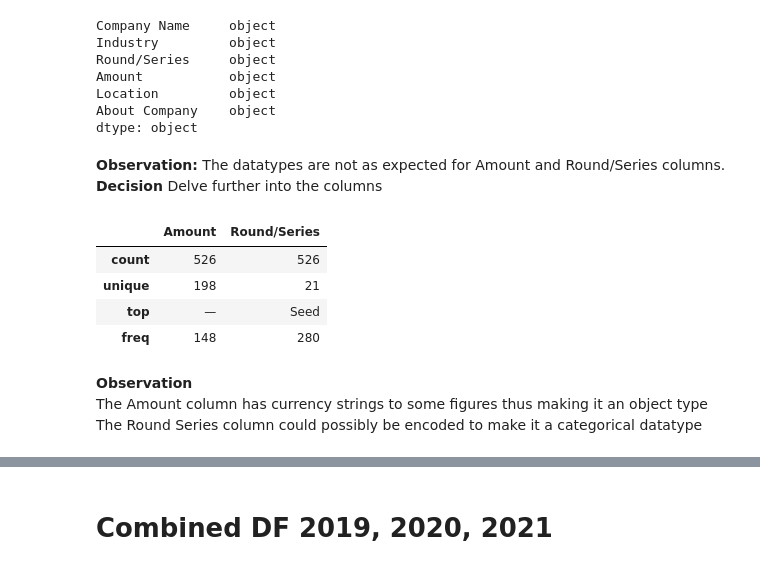
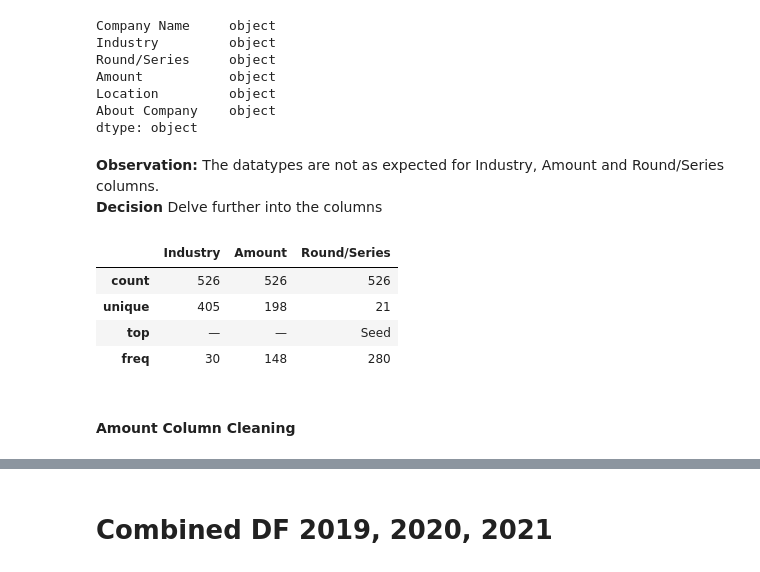
Before and after one commit to Rama-Mwenda/Indian_Ecosystem_Analysis, a Jupyter notebook: Analysis_Notebook.ipynb, the cells around one changed output, grey strips where cells are left out. Cells and saved outputs as stored; diff of their text form; code cells hidden in the pictures.

Commit message:
cleaned 2018 amount column

```diff
--- a/Analysis_Notebook.ipynb
+++ b/Analysis_Notebook.ipynb
@@ -397,20 +397,18 @@ dtype: object
 # %% [markdown]
 **Observation:**
-The datatypes are not as expected for Amount and Round/Series columns.\
+The datatypes are not as expected for Industry, Amount and Round/Series columns.\
 **Decision**
 Delve further into the columns
 # %%
 (df_2018
- [['Amount','Round/Series']]
+ [['Industry','Amount','Round/Series']]
  .describe()
  )
 # %% [output]
-|  | Amount | Round/Series |
-| count | 526 | 526 |
-| unique | 198 | 21 |
-| top | — | Seed |
-| freq | 148 | 280 |
+|  | Industry | Amount | Round/Series |
+| count | 526 | 526 | 526 |
+| unique | 405 | 198 | 21 |
+| top | — | — | Seed |
+| freq | 30 | 148 | 280 |
-# %% [markdown]
-**Observation** \
-The Amount column has currency strings to some figures thus making it an object type \
-The Round Series column could possibly be encoded to make it a categorical datatype
+# %% [markdown]
+#### **Amount Column Cleaning**
```
Also changed, not shown: parts of 12 cells of this notebook.
